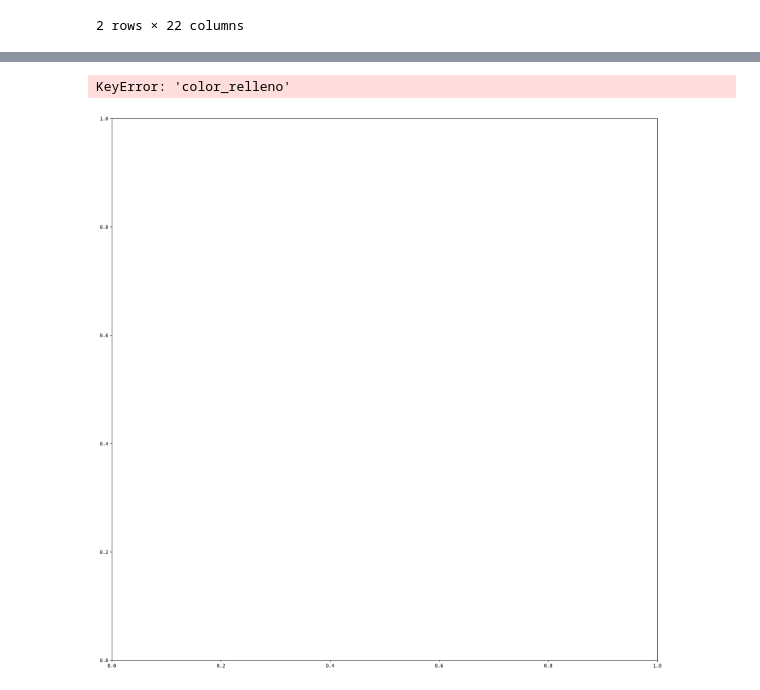
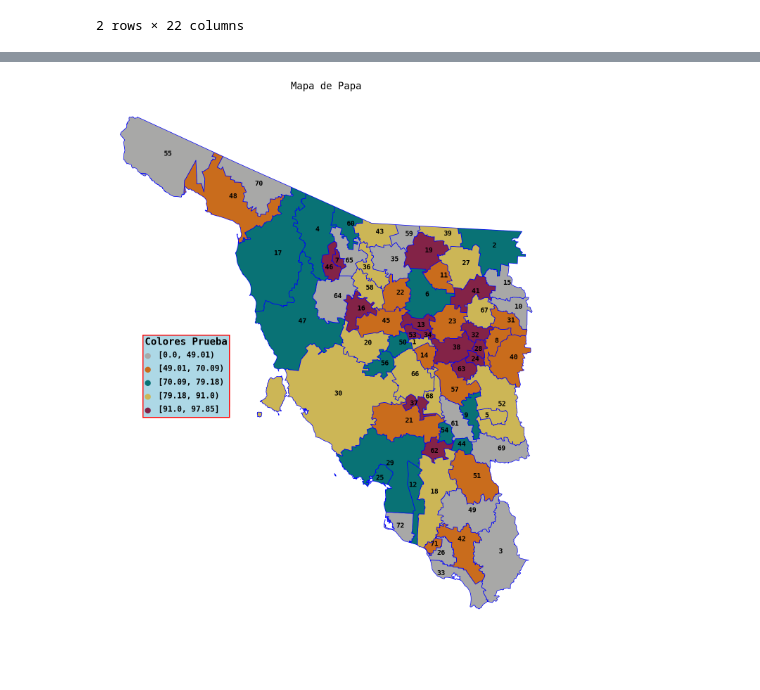
Before and after one commit to Dust1920/mapper, a Jupyter notebook: agua.ipynb, the cells around one changed output, grey strips where cells are left out. Cells and saved outputs as stored; diff of their text form; code cells hidden in the pictures.

Commit message:
data_templates

```diff
--- a/agua.ipynb
+++ b/agua.ipynb
@@ -274,42 +211,7 @@ new_template.head(n = 7)
-# %%
-
-def read_template(map, template, ax):
-    color_t = template['color_relleno']
-    map.plot(color = color_t, ax = ax)
-    ib_0 = list(template.index)[0]
-    title = template.loc[ib_0,'title']
-    title_config = gc.text_to_list(template.loc[ib_0,'title_conf'])
-    fw = title_config[2] if title_config[2]!= 'None' else None
-    ax.set_title(title,
-                 fontsize = title_config[0], color = title_config[1], weight = fw)
-    ac_bd = template.loc[ib_0,'bd']
-    for reg in template.index:
-        t_x = template.loc[reg, 'texto_x']
-        t_y = template.loc[reg, 'texto_y']
-        f_x = template.loc[reg, 'flecha_x']
-        f_y = template.loc[reg, 'flecha_y']
-        t_coords = (t_x, t_y)
-        f_coords = (f_x, f_y)
-        flecha = template.loc[reg, 'flecha']
-        text_cfig = template.loc[reg, 'text_conf']
-        text_cfig = gc.text_to_list(text_cfig)
-        if flecha:
-            flecha_sets = template.loc[reg, 'flecha_conf']
-            flecha_sets = gc.text_to_list(flecha_sets, ntype = float)
-            addon.arrow_block(template.loc[reg,'texto'], f_coords, t_coords, flecha_sets, ax,
-                        text_cf = text_cfig)
-        else:
-            addon.text_block(template.loc[reg,'texto'], t_coords, ax,
-                       text_cf = text_cfig)
-    if int(ac_bd[0]):
-        bd = gc.text_to_list(template.loc[ib_0,'bd'])
-        map.boundary.plot(color = bd[1], lw = bd[2], ax = ax)
-    if not template.loc[ib_0, 'axis']:
-        ax.set_axis_off()
-    return 0
-
-fig, ax = plt.subplots(figsize = (20,20))
-read_template(sonora, new_template, ax)
-# %% [output]
-KeyError: 'color_relleno'
-[figure, removed]
+# %%
+new_template = pd.read_excel('templates\\26_data.xlsx', index_col = 0)
+
+fig1, axs = plt.subplots(figsize = (20,20))
+mapdata.read_template(sonora, new_template, axs)
+# %% [output]
+[figure, added]
```
Also changed, not shown: parts of 3 cells of this notebook, 5 other files.
